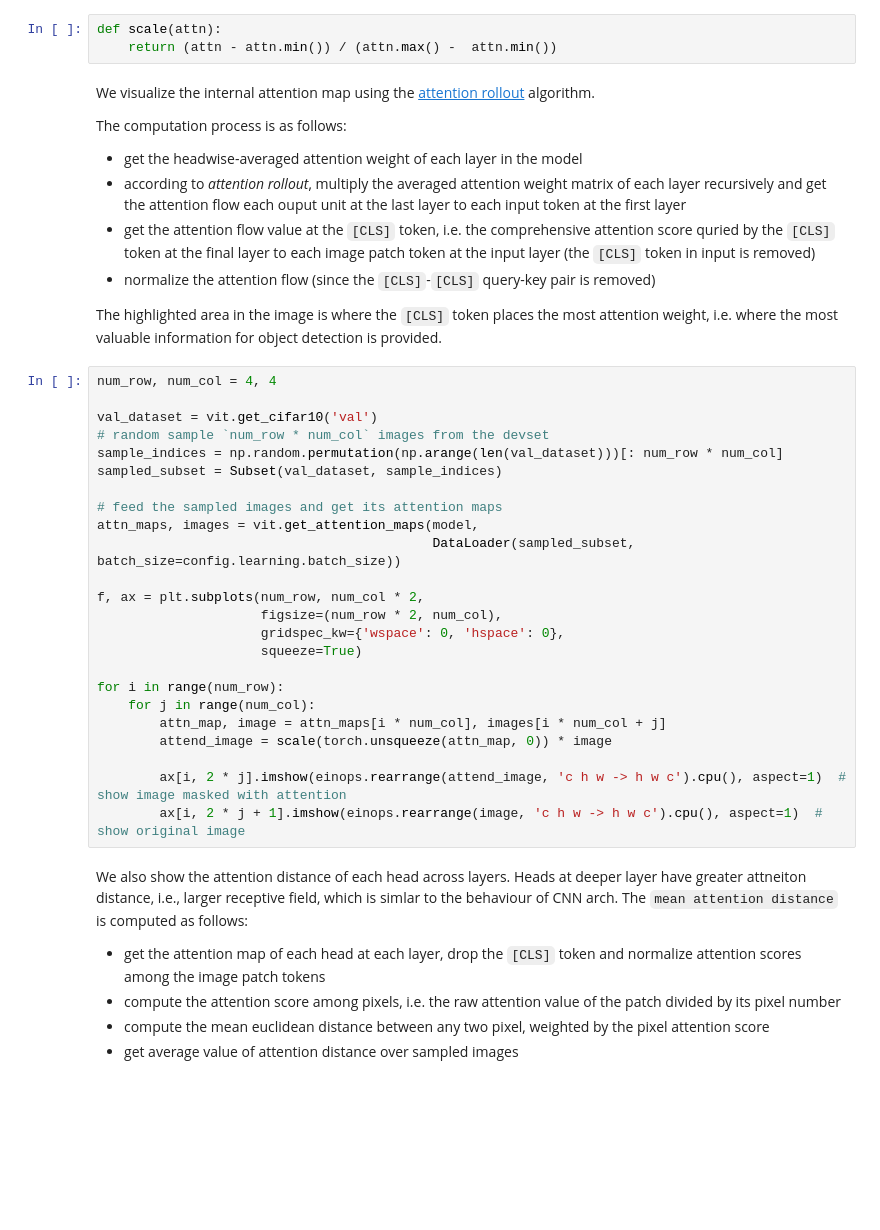
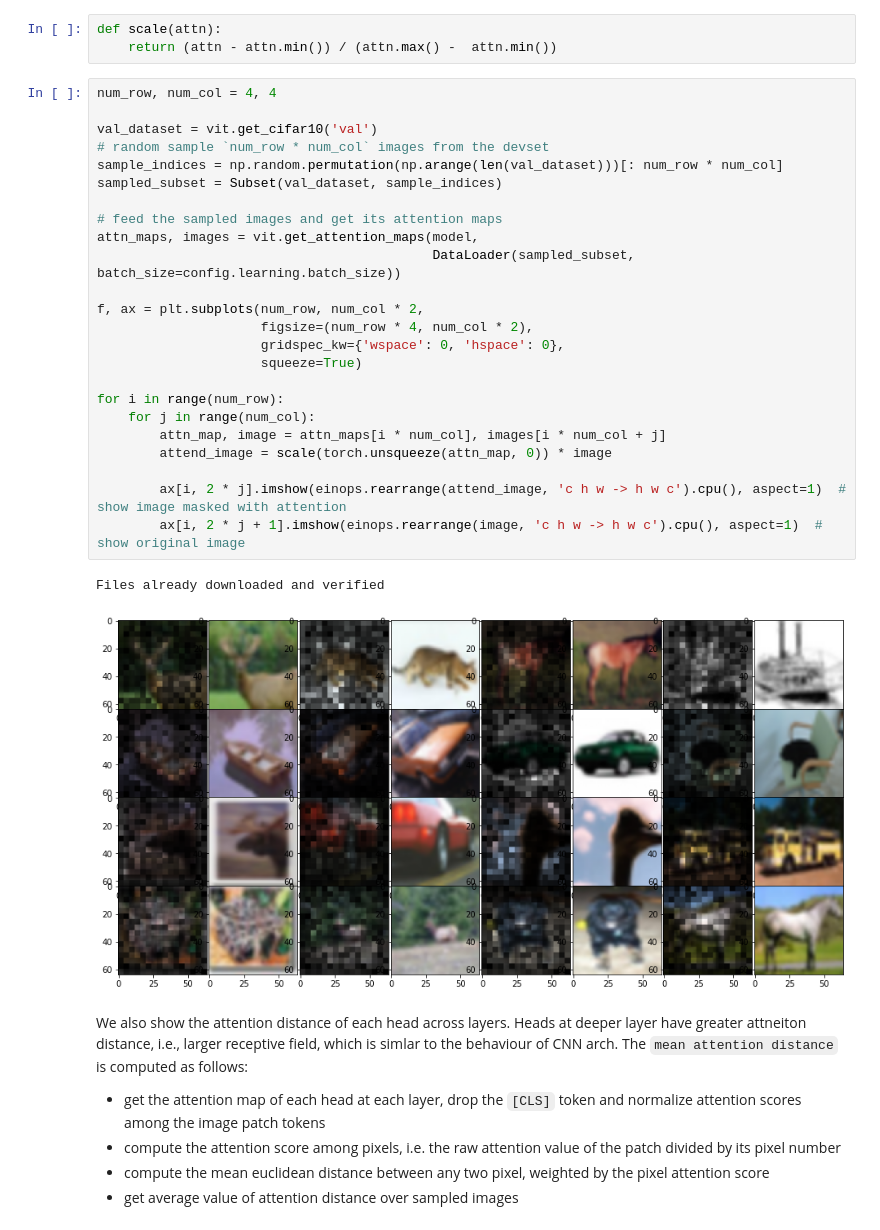
Before and after one commit to jz95/ml-paper-lab, a Jupyter notebook: notebooks/vit.ipynb, the cells around one changed output. Saved outputs shown, nothing was run; the diff lists cells and outputs as text; blank space fills up the shorter version.

```diff
--- a/notebooks/vit.ipynb
+++ b/notebooks/vit.ipynb
@@ -70,40 +97,33 @@ RuntimeError: CUDA error: CUBLAS_STATUS_NOT_INITIALIZED when calling `cublasCrea
 # %%
 def scale(attn):
     return (attn - attn.min()) / (attn.max() -  attn.min())
-# %% [markdown]
-We visualize the internal attention map using the [attention rollout](https://arxiv.org/abs/2005.00928) algorithm.
-
-The computation process is as follows:
-- get the headwise-averaged attention weight of each layer in the model
-- according to *attention rollout*, multiply the averaged attention weight matrix of each layer recursively and get the attention flow each ouput unit at the last layer to each input token at the first layer
-- get the attention flow value at the `[CLS]` token, i.e. the comprehensive attention score quried by the `[CLS]` token at the final layer to each image patch token  at the input layer (the `[CLS]` token in input is removed)
-- normalize the attention flow (since the `[CLS]`-`[CLS]` query-key pair is removed)
-
-The highlighted area in the image is where the `[CLS]` token places the most attention weight, i.e. where the most valuable information for object detection is provided.
 # %%
 num_row, num_col = 4, 4
 
 val_dataset = vit.get_cifar10('val')
 # random sample `num_row * num_col` images from the devset
 sample_indices = np.random.permutation(np.arange(len(val_dataset)))[: num_row * num_col]
 sampled_subset = Subset(val_dataset, sample_indices)
 
 # feed the sampled images and get its attention maps
 attn_maps, images = vit.get_attention_maps(model,
                                            DataLoader(sampled_subset, batch_size=config.learning.batch_size))
 
 f, ax = plt.subplots(num_row, num_col * 2,
-                     figsize=(num_row * 2, num_col),
+                     figsize=(num_row * 4, num_col * 2),
                      gridspec_kw={'wspace': 0, 'hspace': 0},
                      squeeze=True)
 
 for i in range(num_row):
     for j in range(num_col):
         attn_map, image = attn_maps[i * num_col], images[i * num_col + j]
         attend_image = scale(torch.unsqueeze(attn_map, 0)) * image
 
         ax[i, 2 * j].imshow(einops.rearrange(attend_image, 'c h w -> h w c').cpu(), aspect=1)  # show image masked with attention
         ax[i, 2 * j + 1].imshow(einops.rearrange(image, 'c h w -> h w c').cpu(), aspect=1)  # show original image
+# %% [output]
+Files already downloaded and verified
+[figure, added]
 # %% [markdown]
 We also show the attention distance of each head across layers. Heads at deeper layer have greater attneiton distance, i.e., larger receptive field, which is simlar to the behaviour of CNN arch. The `mean attention distance` is computed as follows:
 - get the attention map of each head at each layer, drop the `[CLS]` token and normalize attention scores among the image patch tokens
```
Also changed, not shown: parts of 6 cells of this notebook, 2 other files.
